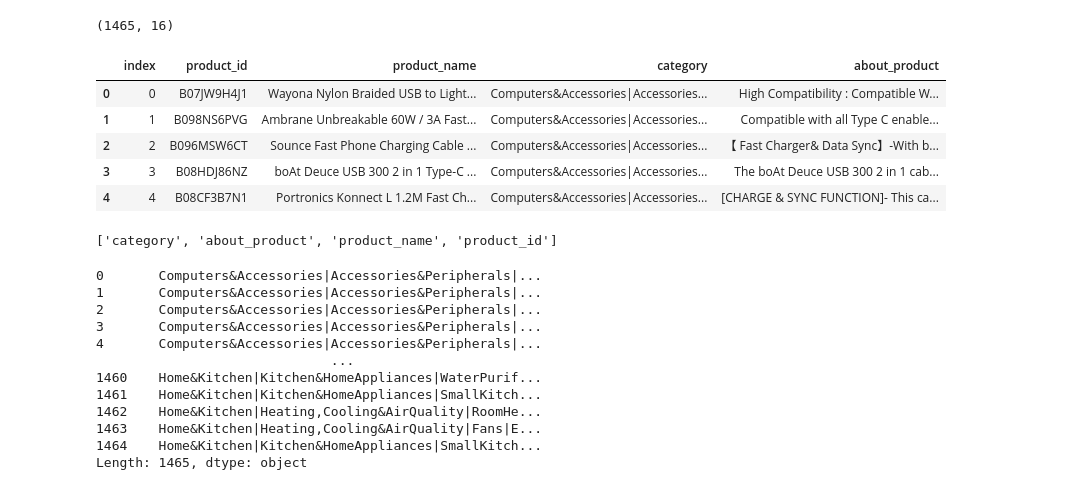
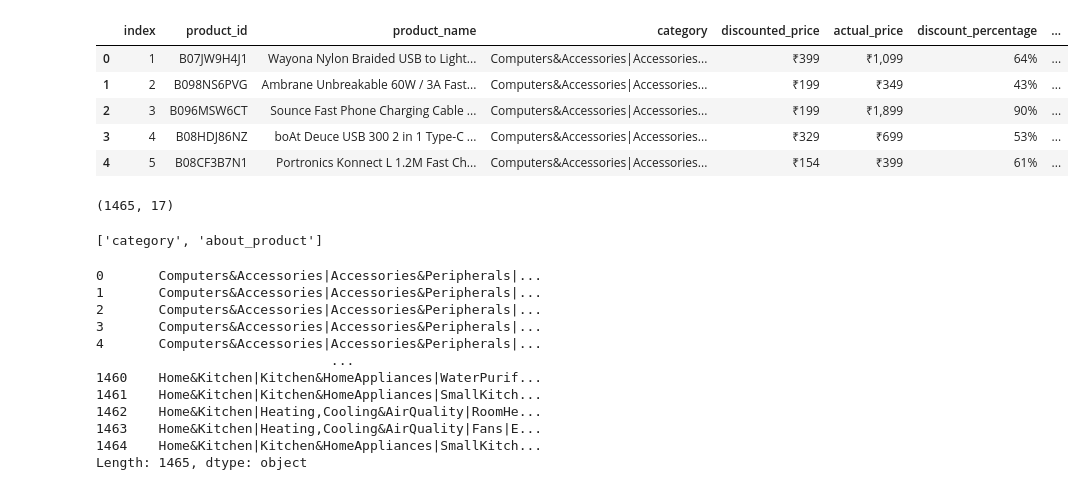
Before and after one commit to lebadac/CustomerBot, a Jupyter notebook: recommend/recommendation_system.ipynb, the cells around one changed output. Drawn from its saved outputs; the diff is of its cells as text; code cells hidden in the pictures.

```diff
--- a/recommend/recommendation_system.ipynb
+++ b/recommend/recommendation_system.ipynb
@@ -10,4 +20,3 @@ Error:
 # %%
-# loading the data from the csv file to a pandas dataframe
-amazon_data = pd.read_csv('./amazon.csv')
-amazon_data['index'] = range(len(amazon_data))
+# loading the data from the csv file to apandas dataframe
+movies_data = pd.read_csv('/content/amazon.csv')
@@ -23,3 +30,8 @@ amazon_data.head()
 | 2 | B096MSW6CT | Sounce Fast Phone Charging Cable ... | Computers&Accessories|Accessories... | ₹199 | ₹1,899 | 90% | 3.9 | ... |
 | 3 | B08HDJ86NZ | boAt Deuce USB 300 2 in 1 Type-C ... | Computers&Accessories|Accessories... | ₹329 | ₹699 | 53% | 4.2 | ... |
 | 4 | B08CF3B7N1 | Portronics Konnect L 1.2M Fast Ch... | Computers&Accessories|Accessories... | ₹154 | ₹399 | 61% | 4.2 | ... |
+# %%
+# Add an incremental index column
+movies_data['index'] = range(1, len(movies_data) + 1)
+
+movies_data.head()
@@ -26,6 +45,18 @@ amazon_data.head()
+# %%
+cols = ['index'] + [col for col in movies_data.columns if col != 'index']
+movies_data = movies_data[cols]
+# %%
+movies_data.head()
+# %% [output]
+|  | index | product_id | product_name | category | discounted_price | actual_price | discount_percentage | ... |
+| 0 | 1 | B07JW9H4J1 | Wayona Nylon Braided USB to Light... | Computers&Accessories|Accessories... | ₹399 | ₹1,099 | 64% | ... |
+| 1 | 2 | B098NS6PVG | Ambrane Unbreakable 60W / 3A Fast... | Computers&Accessories|Accessories... | ₹199 | ₹349 | 43% | ... |
+| 2 | 3 | B096MSW6CT | Sounce Fast Phone Charging Cable ... | Computers&Accessories|Accessories... | ₹199 | ₹1,899 | 90% | ... |
+| 3 | 4 | B08HDJ86NZ | boAt Deuce USB 300 2 in 1 Type-C ... | Computers&Accessories|Accessories... | ₹329 | ₹699 | 53% | ... |
+| 4 | 5 | B08CF3B7N1 | Portronics Konnect L 1.2M Fast Ch... | Computers&Accessories|Accessories... | ₹154 | ₹399 | 61% | ... |
 # %%
 # number of rows and columns in the data frame
 
-amazon_data.shape
+movies_data.shape
 # %% [output]
-(1465, 16)
+(1465, 17)
@@ -34,19 +63,10 @@ amazon_data = amazon_data[['index', 'product_id', 'product_name', 'category', 'a
-# %%
-amazon_data.head()
-# %% [output]
-|  | index | product_id | product_name | category | about_product |
-| 0 | 0 | B07JW9H4J1 | Wayona Nylon Braided USB to Light... | Computers&Accessories|Accessories... | High Compatibility : Compatible W... |
-| 1 | 1 | B098NS6PVG | Ambrane Unbreakable 60W / 3A Fast... | Computers&Accessories|Accessories... | Compatible with all Type C enable... |
-| 2 | 2 | B096MSW6CT | Sounce Fast Phone Charging Cable ... | Computers&Accessories|Accessories... | 【 Fast Charger& Data Sync】-With b... |
-| 3 | 3 | B08HDJ86NZ | boAt Deuce USB 300 2 in 1 Type-C ... | Computers&Accessories|Accessories... | The boAt Deuce USB 300 2 in 1 cab... |
-| 4 | 4 | B08CF3B7N1 | Portronics Konnect L 1.2M Fast Ch... | Computers&Accessories|Accessories... | [CHARGE & SYNC FUNCTION]- This ca... |
 # %%
 # selecting the relevant features for recommendation
 
-selected_features = ['category','about_product','product_name','product_id']
+selected_features = ['category','about_product']
 print(selected_features)
 # %% [output]
-['category', 'about_product', 'product_name', 'product_id']
+['category', 'about_product']
 # %%
 # replacing the null valuess with null string
 
```
Also changed, not shown: parts of 22 cells of this notebook, 1 other file.
